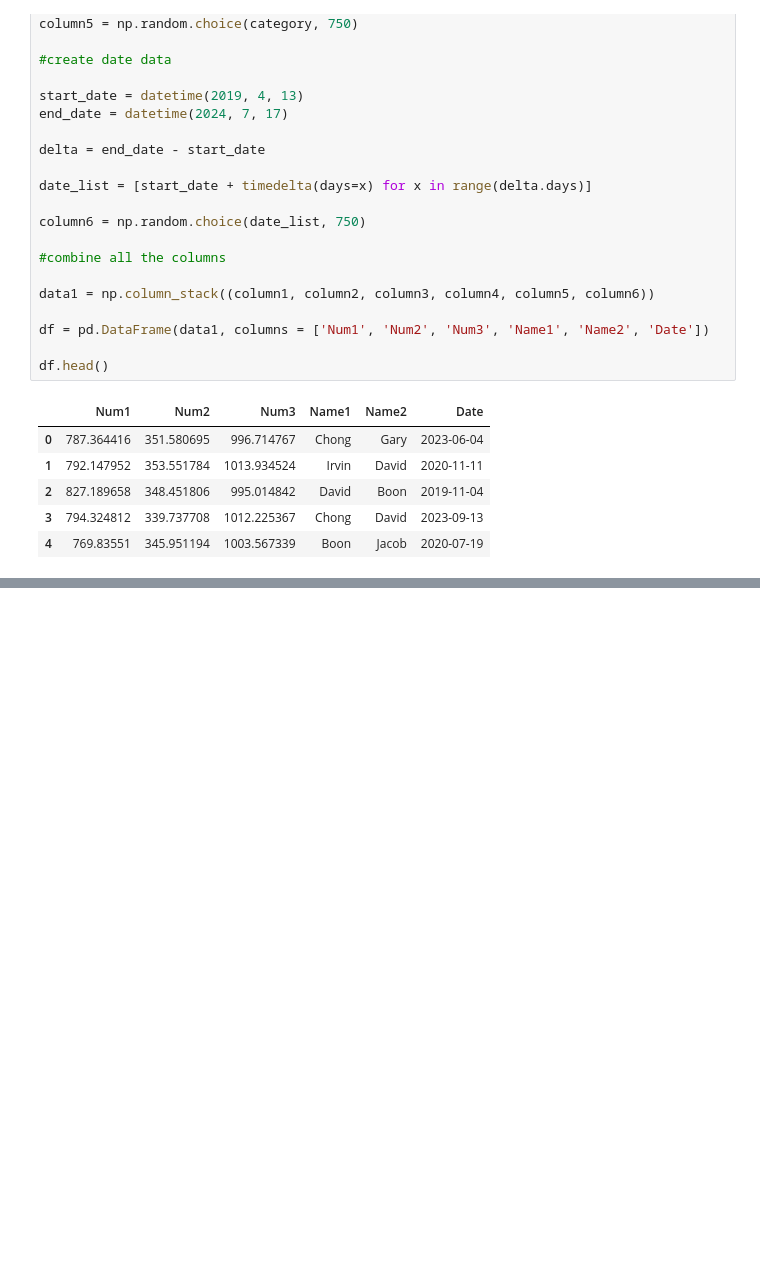
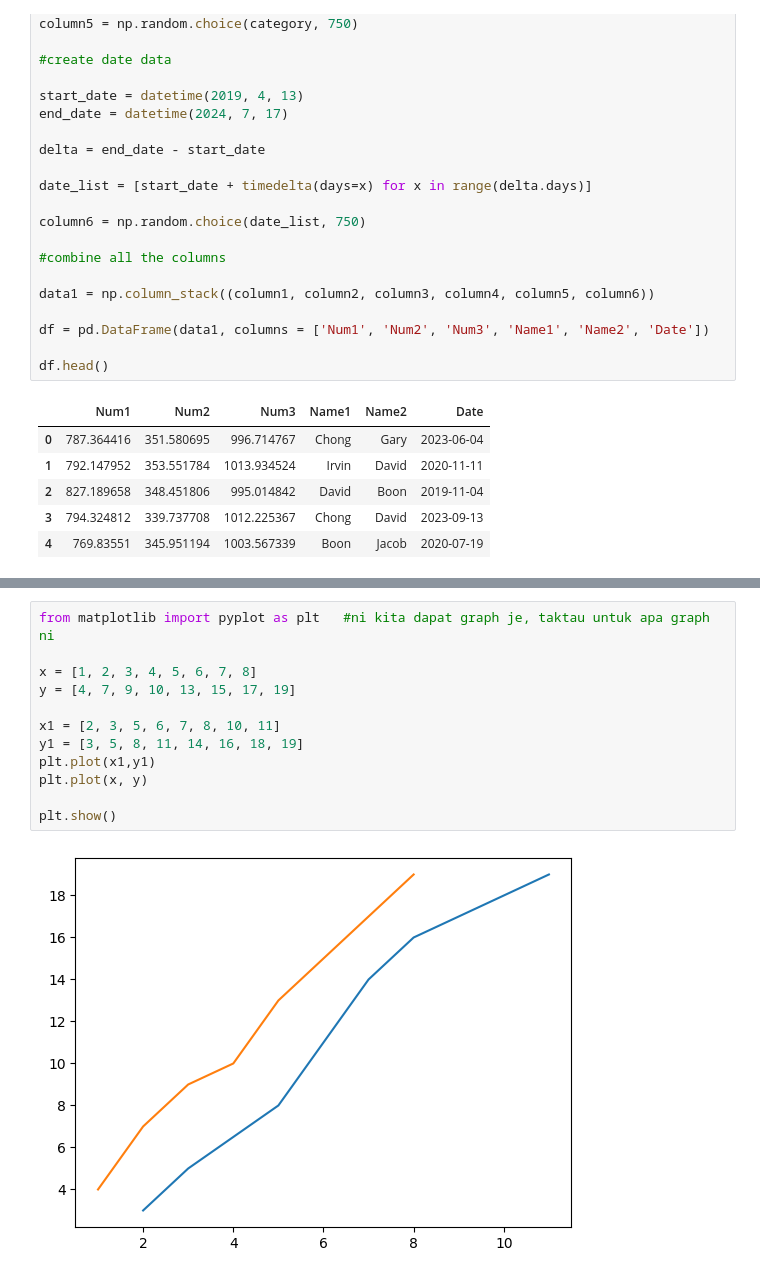
Before and after one commit to Syasyaayub/Phyton, a Jupyter notebook: Python_first_class_July2024.ipynb, the cells around one changed output, grey strips where cells are left out. Cells and saved outputs as stored; diff of their text form; blank space fills up the shorter version.

```diff
--- a/Python_first_class_July2024.ipynb
+++ b/Python_first_class_July2024.ipynb
@@ -2509,0 +2522,14 @@ df.head()
+# %%
+from matplotlib import pyplot as plt   #ni kita dapat graph je, taktau untuk apa graph ni
+
+x = [1, 2, 3, 4, 5, 6, 7, 8]
+y = [4, 7, 9, 10, 13, 15, 17, 19]
+
+x1 = [2, 3, 5, 6, 7, 8, 10, 11]
+y1 = [3, 5, 8, 11, 14, 16, 18, 19]
+plt.plot(x1,y1)
+plt.plot(x, y)
+
+plt.show()
+# %% [output]
+[figure, added]
```
Also changed, not shown: parts of 23 cells of this notebook.
